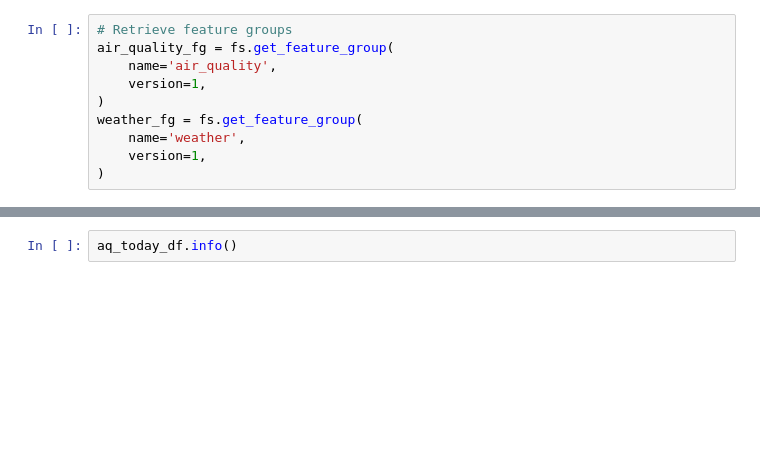
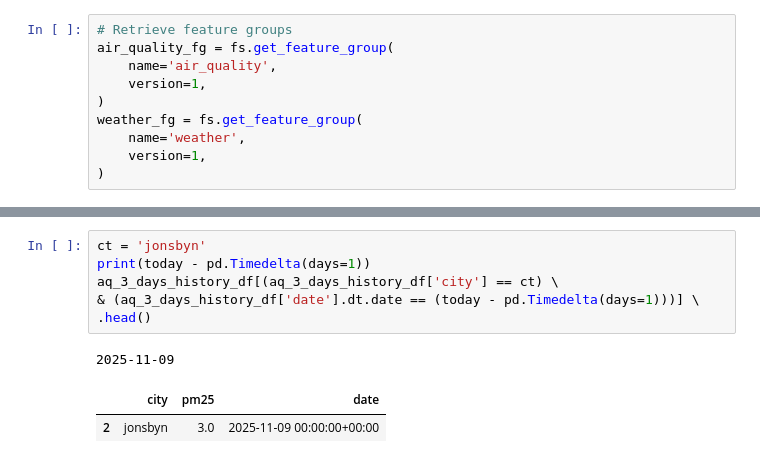
Before and after one commit to kilianp14/air_quality_prediction, a Jupyter notebook: 2_air_quality_feature_pipeline.ipynb, the cells around one changed output, grey strips where cells are left out. Saved outputs shown, nothing was run; the diff lists cells and outputs as text; blank space fills up the shorter version.

```diff
--- a/2_air_quality_feature_pipeline.ipynb
+++ b/2_air_quality_feature_pipeline.ipynb
@@ -60,5 +78,13 @@ aq_today_df = pd.concat(aq_dfs, ignore_index=True)
 # %%
-aq_today_df.info()
+ct = 'jonsbyn'
+print(today - pd.Timedelta(days=1))
+aq_3_days_history_df[(aq_3_days_history_df['city'] == ct) \
+& (aq_3_days_history_df['date'].dt.date == (today - pd.Timedelta(days=1)))] \
+.head()
+# %% [output]
+2025-11-09
+|  | city | pm25 | date |
+| 2 | jonsbyn | 3.0 | 2025-11-09 00:00:00+00:00 |
 # %%
 weather_dfs = []
 
```
Also changed, not shown: parts of 7 cells of this notebook.
